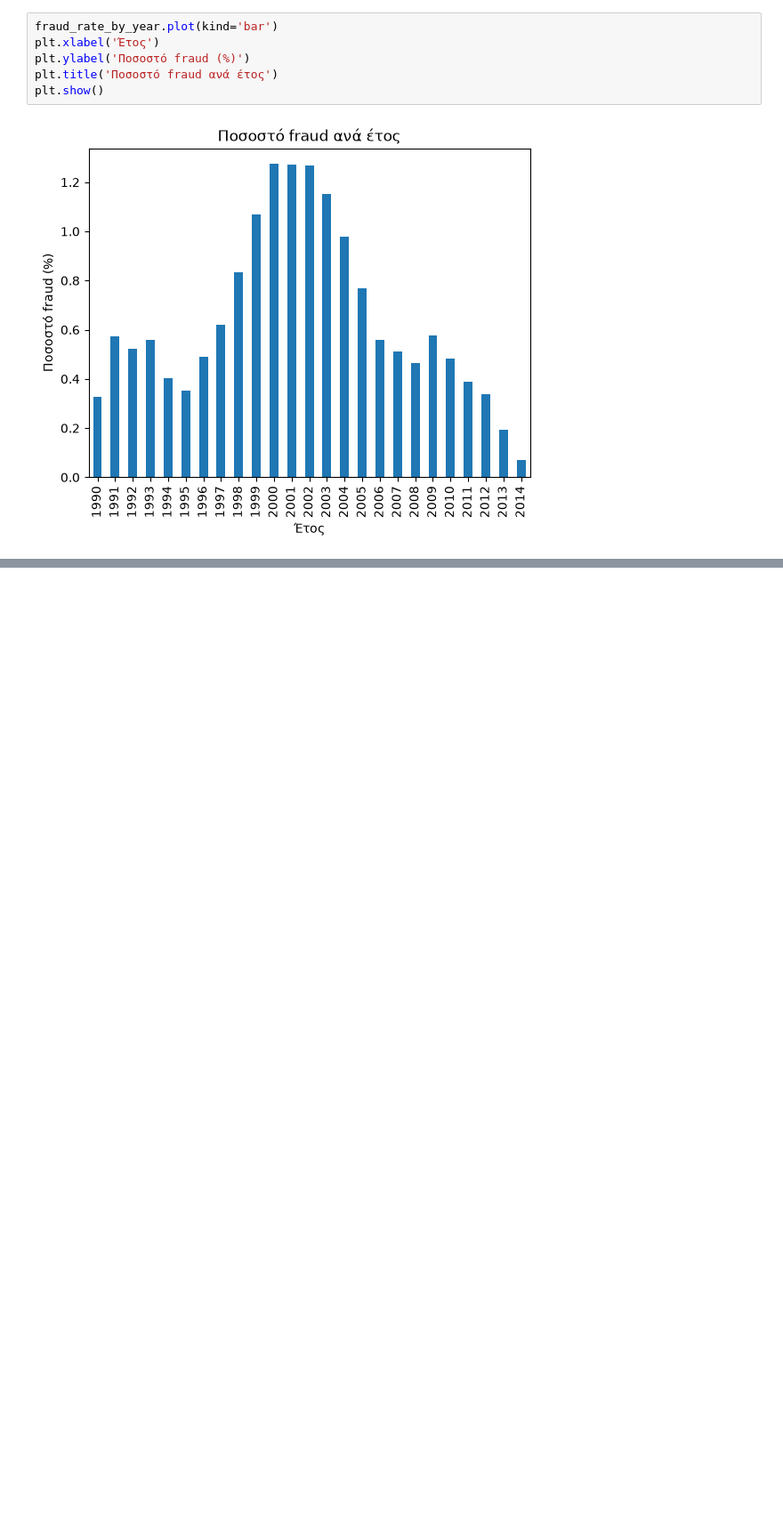
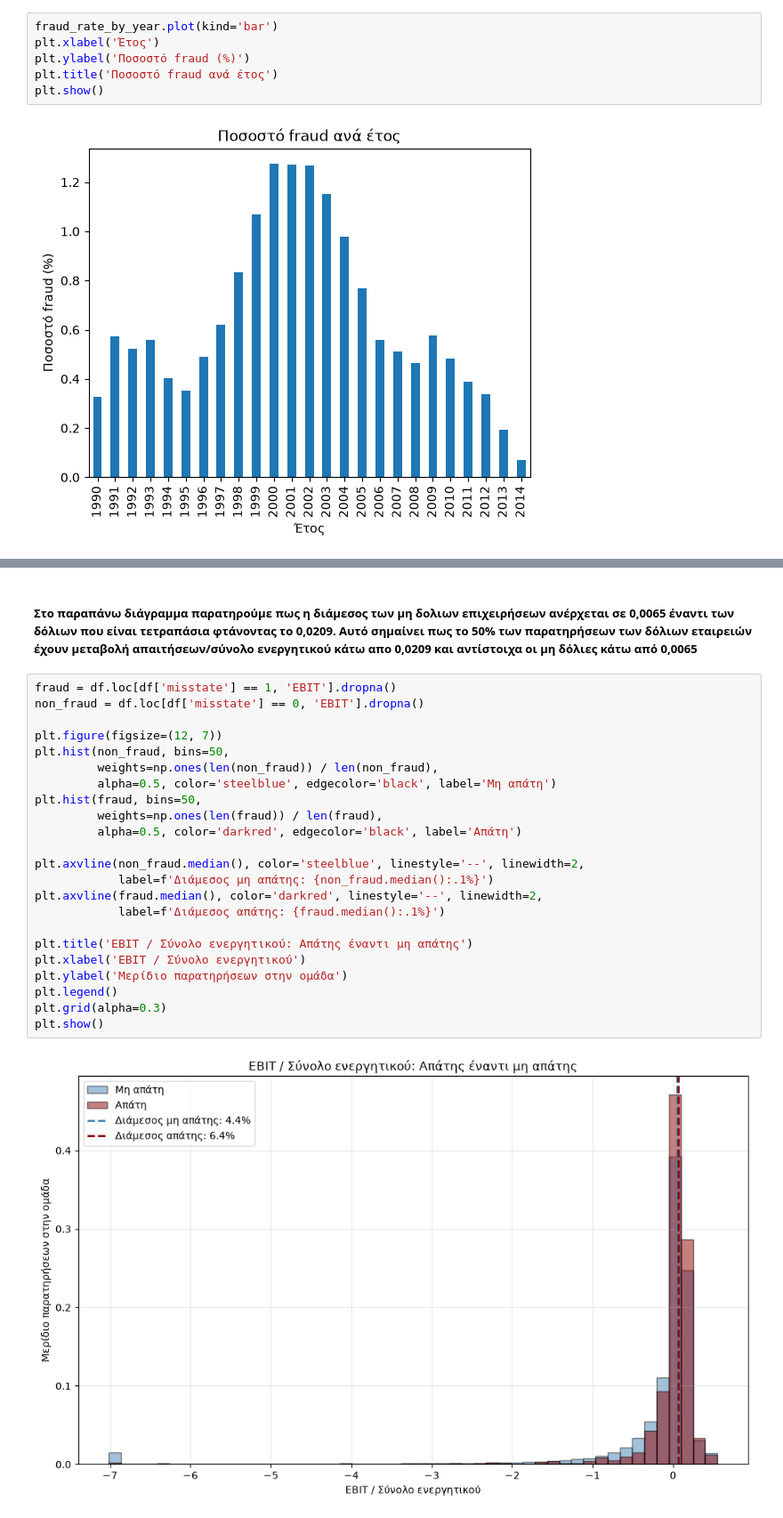
Before and after one commit to faidrapapavasileiou/dev_boilerplate_course, a Jupyter notebook: src/students_work/faidrapapavasileiou/fraud_detection.ipynb, the cells around one changed output, grey strips where cells are left out. Shown at 89% size. Drawn from its saved outputs; the diff is of its cells as text; blank space fills up the shorter version.

```diff
--- a/src/students_work/faidrapapavasileiou/fraud_detection.ipynb
+++ b/src/students_work/faidrapapavasileiou/fraud_detection.ipynb
@@ -236,0 +194,27 @@ plt.show()
+# %% [markdown]
+##### Στο παραπάνω διάγραμμα παρατηρούμε πως η διάμεσος των μη δολιων  επιχειρήσεων ανέρχεται σε 0,0065 έναντι των δόλιων που είναι τετραπάσια φτάνοντας το 0,0209. Αυτό σημαίνει πως το 50% των παρατηρήσεων των δόλιων εταιρειών έχουν μεταβολή απαιτήσεων/σύνολο ενεργητικού κάτω απο 0,0209 και αντίστοιχα οι μη δόλιες κάτω από 0,0065
+# %%
+fraud = df.loc[df['misstate'] == 1, 'EBIT'].dropna()
+non_fraud = df.loc[df['misstate'] == 0, 'EBIT'].dropna()
+
+plt.figure(figsize=(12, 7))
+plt.hist(non_fraud, bins=50,
+         weights=np.ones(len(non_fraud)) / len(non_fraud),
+         alpha=0.5, color='steelblue', edgecolor='black', label='Μη απάτη')
+plt.hist(fraud, bins=50,
+         weights=np.ones(len(fraud)) / len(fraud),
+         alpha=0.5, color='darkred', edgecolor='black', label='Απάτη')
+
+plt.axvline(non_fraud.median(), color='steelblue', linestyle='--', linewidth=2,
+            label=f'Διάμεσος μη απάτης: {non_fraud.median():.1%}')
+plt.axvline(fraud.median(), color='darkred', linestyle='--', linewidth=2,
+            label=f'Διάμεσος απάτης: {fraud.median():.1%}')
+
+plt.title('EBIT / Σύνολο ενεργητικού: Απάτης έναντι μη απάτης')
+plt.xlabel('EBIT / Σύνολο ενεργητικού')
+plt.ylabel('Μερίδιο παρατηρήσεων στην ομάδα')
+plt.legend()
+plt.grid(alpha=0.3)
+plt.show()
+# %% [output]
+[figure, added]
```
Also changed, not shown: parts of 41 cells of this notebook, 1 other file.
